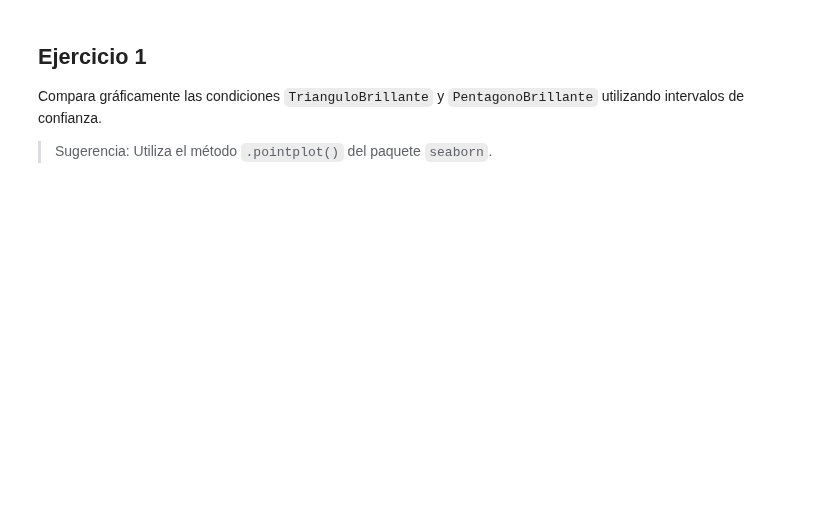
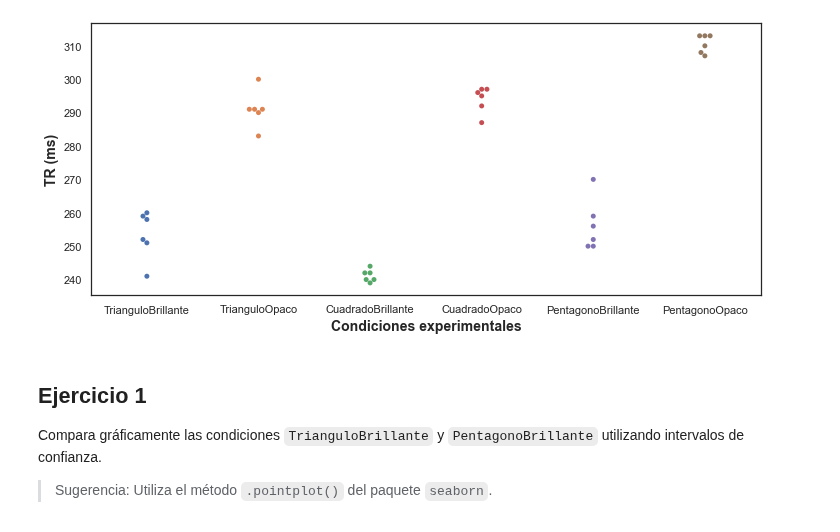
Before and after one commit to renatoparedes/EstadisticaYPsicologiaMatematica, a Jupyter notebook: RepasodeEstadistica/Solucionario_IntervalosdeConfianza.ipynb, the cells around one changed output. Drawn from its saved outputs; the diff is of its cells as text; code cells hidden in the pictures; blank space fills up the shorter version.

```diff
--- a/RepasodeEstadistica/Solucionario_IntervalosdeConfianza.ipynb
+++ b/RepasodeEstadistica/Solucionario_IntervalosdeConfianza.ipynb
@@ -29,3 +32,13 @@ expA.iloc[:,1:].describe()
+# %%
+import seaborn as sns
+import matplotlib.pyplot as plt
+
+sns.set(rc={"figure.figsize":(12, 5)},style='white')
+sns.swarmplot(data=exp);
+plt.xlabel('Condiciones experimentales',size=14,fontweight='bold');
+plt.ylabel('TR (ms)',size=14,fontweight='bold');
+# %% [output]
+[figure, added]
 # %% [markdown]
 ## Ejercicio 1
 Compara gráficamente las condiciones `TrianguloBrillante` y `PentagonoBrillante` utilizando intervalos de confianza.
```
Also changed, not shown: parts of 16 cells of this notebook, 4 other files.
